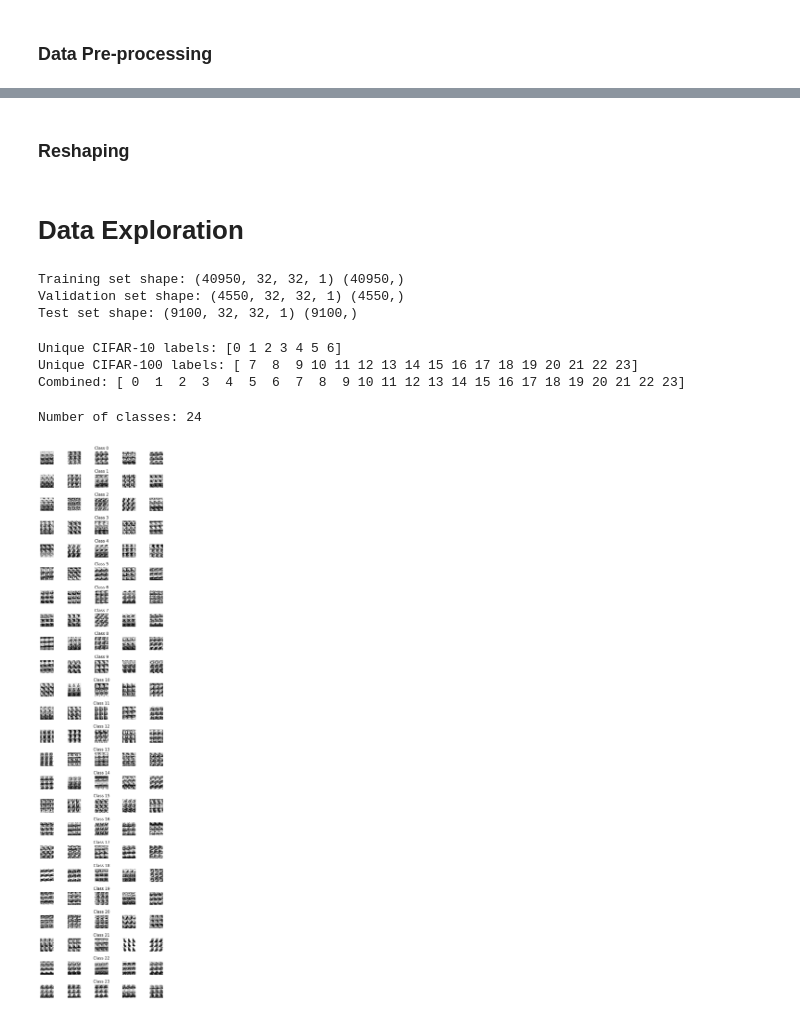
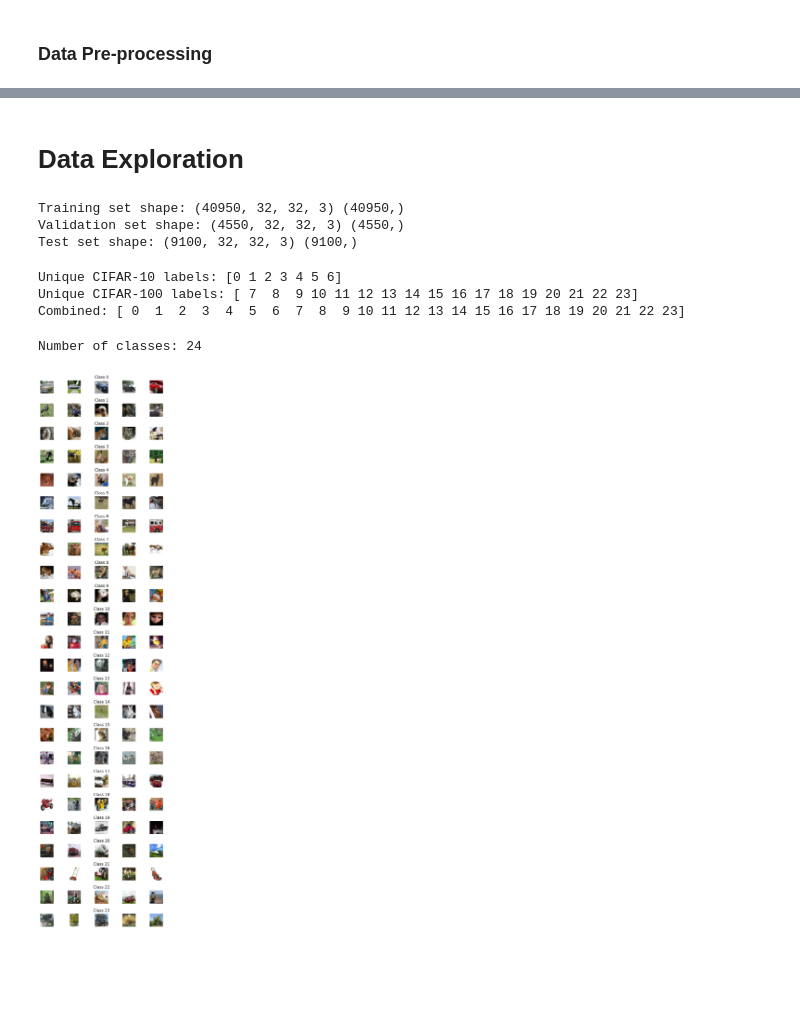
Before and after one commit to milamurphy/ML-Image-Classification, a Jupyter notebook: preprocessing.ipynb, the cells around one changed output, grey strips where cells are left out. Drawn from its saved outputs; the diff is of its cells as text; code cells hidden in the pictures; blank space fills up the shorter version.

```diff
--- a/preprocessing.ipynb
+++ b/preprocessing.ipynb
@@ -309,10 +303,15 @@ os.makedirs('combined', exist_ok=True)
 train_data = {'features': X_train_combined, 'labels': y_train_combined}
 test_data  = {'features': X_test_combined, 'labels': y_test_combined}
 
-# 0.1 for 10% of training split
-val_split = int(0.1 * X_train_combined.shape[0])
-val_data = {'features': X_train_combined[:val_split], 'labels': y_train_combined[:val_split]}
-train_data = {'features': X_train_combined[val_split:], 'labels': y_train_combined[val_split:]}
+X_train, X_val, y_train, y_val = train_test_split(
+    X_train_combined, y_train_combined,
+    test_size=0.1,
+    shuffle=True,
+    stratify=y_train_combined
+)
+
+train_data = {'features': X_train, 'labels': y_train}
+val_data   = {'features': X_val,   'labels': y_val}
 
 with open('combined/train.p', 'wb') as f:
     pickle.dump(train_data, f)
@@ -345,9 +344,11 @@ print(y_train.shape, y_val.shape, y_test.shape)
 # %% [markdown]
 We need to reshape it to the correct size to be able to apply pre-processing to it
 # %%
-X_train = X_train.reshape(-1, 32, 32, 3)
-X_val = X_val.reshape(-1, 32, 32, 3)
-X_test = X_test.reshape(-1, 32, 32, 3)
+X_train = X_train.reshape(-1, 3, 32, 32).transpose(0, 2, 3, 1)
+X_val = X_val.reshape(-1, 3, 32, 32).transpose(0, 2, 3, 1)
+X_test = X_test.reshape(-1, 3, 32, 32).transpose(0, 2, 3, 1)
 
-print(X_train.shape, X_val.shape, X_test.shape)
+print(f"After: X_train shape = {X_train.shape}")
+print(f"Data type: {X_train.dtype}")
+print(f"Value range: [{X_train.min()}, {X_train.max()}]")
 # %% [output]
@@ -402,13 +375,3 @@ plt.show()
-# %% [markdown]
-### Reshaping
-# %%
-X_train = np.array(list(map(preprocessing, X_train)))
-X_val = np.array(list(map(preprocessing, X_val)))
-X_test = np.array(list(map(preprocessing, X_test)))
-
-X_train = X_train.reshape(X_train.shape[0], 32, 32, 1)
-X_val = X_val.reshape(X_val.shape[0], 32, 32, 1)
-X_test = X_test.reshape(X_test.shape[0], 32, 32, 1)
 # %% [markdown]
 # Data Exploration
 # %%
@@ -416,9 +379,9 @@ print("Training set shape:", X_train.shape, y_train.shape)
 print("Validation set shape:", X_val.shape, y_val.shape)
 print("Test set shape:", X_test.shape, y_test.shape)
 # %% [output]
-Training set shape: (40950, 32, 32, 1) (40950,)
-Validation set shape: (4550, 32, 32, 1) (4550,)
-Test set shape: (9100, 32, 32, 1) (9100,)
+Training set shape: (40950, 32, 32, 3) (40950,)
+Validation set shape: (4550, 32, 32, 3) (4550,)
+Test set shape: (9100, 32, 32, 3) (9100,)
 # %%
 print("Unique CIFAR-10 labels:", np.unique(y_train_10_filtered))
 print("Unique CIFAR-100 labels:", np.unique(y_train_100_filtered))
@@ -430,29 +393,31 @@ Combined: [ 0  1  2  3  4  5  6  7  8  9 10 11 12 13 14 15 16 17 18 19 20 21 22
 # %%
 num_of_samples = []
 cols = 5
 classes = np.unique(y_train)
 num_classes = len(classes)
 print("Number of classes:", num_classes)
 
 fig, axs = plt.subplots(nrows=num_classes, ncols=cols, figsize=(6, num_classes))
 fig.tight_layout(pad=1)
 
 for class_id_idx, class_id in enumerate(classes):
     x_selected = X_train[y_train == class_id]
 
     num_of_samples.append(len(x_selected))
 
     for col in range(cols):
-        axs[class_id_idx][col].imshow(x_selected[random.randint(0, len(x_selected)-1), :, :, 0], cmap='gray')
+        img = x_selected[random.randint(0, len(x_selected)-1)]
+
+        axs[class_id_idx][col].imshow(img)
         axs[class_id_idx][col].axis("off")
 
         if col == cols // 2:
             axs[class_id_idx][col].set_title(f"Class {class_id}")
 
 plt.show()
 # %% [output]
 Number of classes: 24
-[figure, old version]
+[figure, new version]
 # %%
 print(num_of_samples)
 plt.figure(figsize=(12, 4))
```
Also changed, not shown: parts of 38 cells of this notebook.
